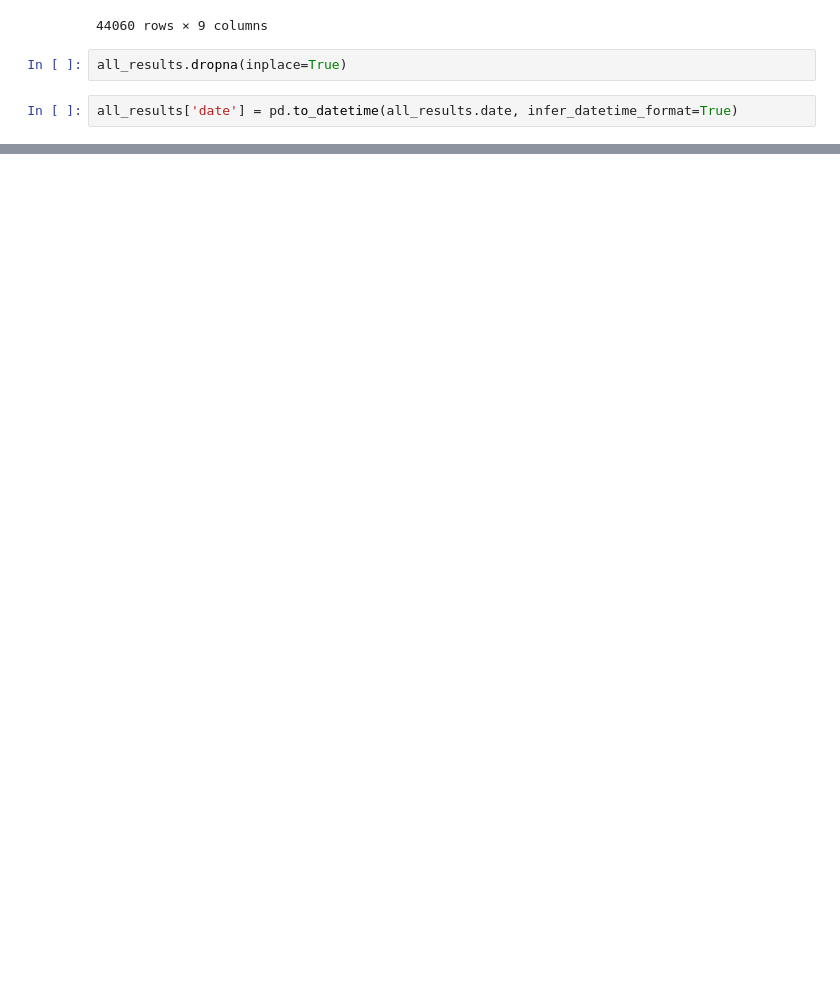
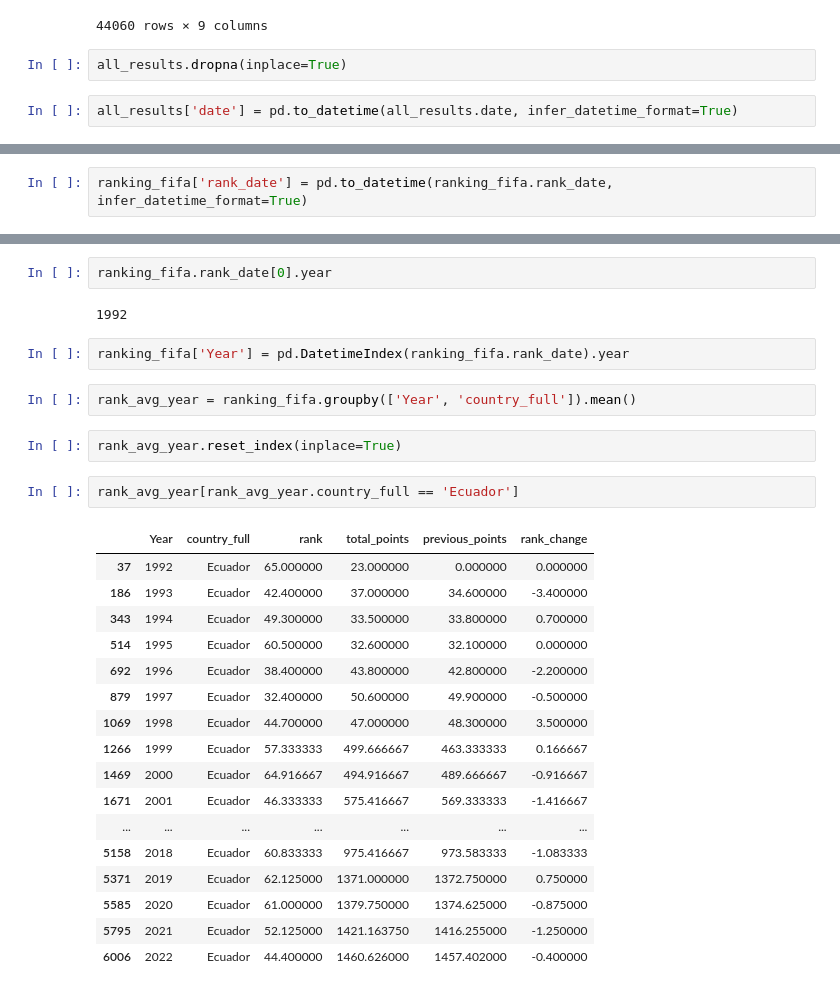
Before and after one commit to Dnbg1982/Practice-Projects, a Jupyter notebook: Notebooks/WorldCup.ipynb, the cells around one changed output, grey strips where cells are left out. Cells and saved outputs as stored; diff of their text form; blank space fills up the shorter version.

```diff
--- a/Notebooks/WorldCup.ipynb
+++ b/Notebooks/WorldCup.ipynb
@@ -70,0 +69,2 @@ all_results.date[0].year - all_results.date[0].month
+# %%
+ranking_fifa['rank_date'] = pd.to_datetime(ranking_fifa.rank_date, infer_datetime_format=True)
@@ -70,0 +89,30 @@ all_results.date[0].year - all_results.date[0].month
+# %%
+ranking_fifa.rank_date[0].year
+# %% [output]
+1992
+# %%
+ranking_fifa['Year'] = pd.DatetimeIndex(ranking_fifa.rank_date).year
+# %%
+rank_avg_year = ranking_fifa.groupby(['Year', 'country_full']).mean()
+# %%
+rank_avg_year.reset_index(inplace=True)
+# %%
+rank_avg_year[rank_avg_year.country_full == 'Ecuador']
+# %% [output]
+|  | Year | country_full | rank | total_points | previous_points | rank_change |
+| 37 | 1992 | Ecuador | 65.000000 | 23.000000 | 0.000000 | 0.000000 |
+| 186 | 1993 | Ecuador | 42.400000 | 37.000000 | 34.600000 | -3.400000 |
+| 343 | 1994 | Ecuador | 49.300000 | 33.500000 | 33.800000 | 0.700000 |
+| 514 | 1995 | Ecuador | 60.500000 | 32.600000 | 32.100000 | 0.000000 |
+| 692 | 1996 | Ecuador | 38.400000 | 43.800000 | 42.800000 | -2.200000 |
+| 879 | 1997 | Ecuador | 32.400000 | 50.600000 | 49.900000 | -0.500000 |
+| 1069 | 1998 | Ecuador | 44.700000 | 47.000000 | 48.300000 | 3.500000 |
+| 1266 | 1999 | Ecuador | 57.333333 | 499.666667 | 463.333333 | 0.166667 |
+| 1469 | 2000 | Ecuador | 64.916667 | 494.916667 | 489.666667 | -0.916667 |
+| 1671 | 2001 | Ecuador | 46.333333 | 575.416667 | 569.333333 | -1.416667 |
+| ... | ... | ... | ... | ... | ... | ... |
+| 5158 | 2018 | Ecuador | 60.833333 | 975.416667 | 973.583333 | -1.083333 |
+| 5371 | 2019 | Ecuador | 62.125000 | 1371.000000 | 1372.750000 | 0.750000 |
+| 5585 | 2020 | Ecuador | 61.000000 | 1379.750000 | 1374.625000 | -0.875000 |
+| 5795 | 2021 | Ecuador | 52.125000 | 1421.163750 | 1416.255000 | -1.250000 |
+| 6006 | 2022 | Ecuador | 44.400000 | 1460.626000 | 1457.402000 | -0.400000 |
```
Also changed, not shown: parts of 3 cells of this notebook.
